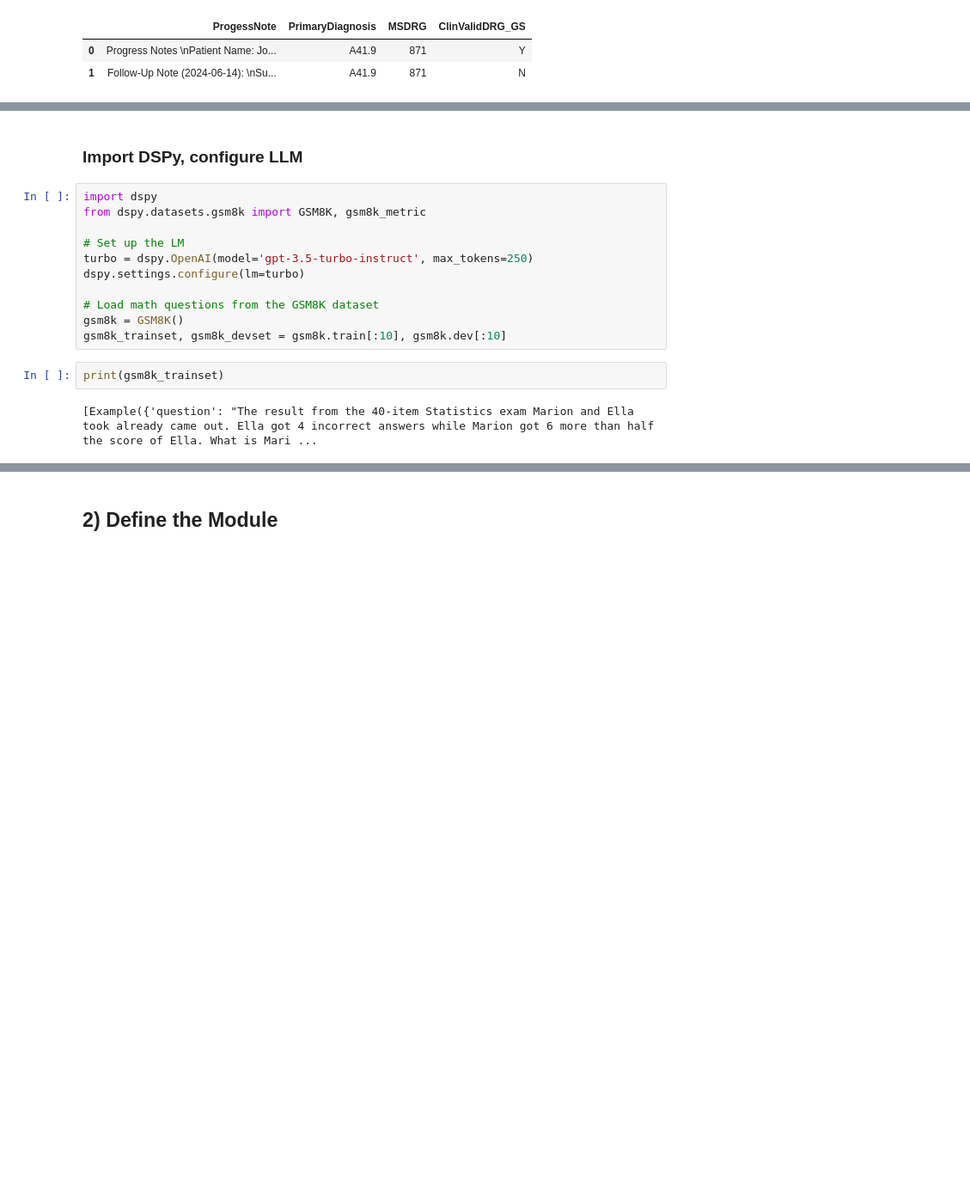
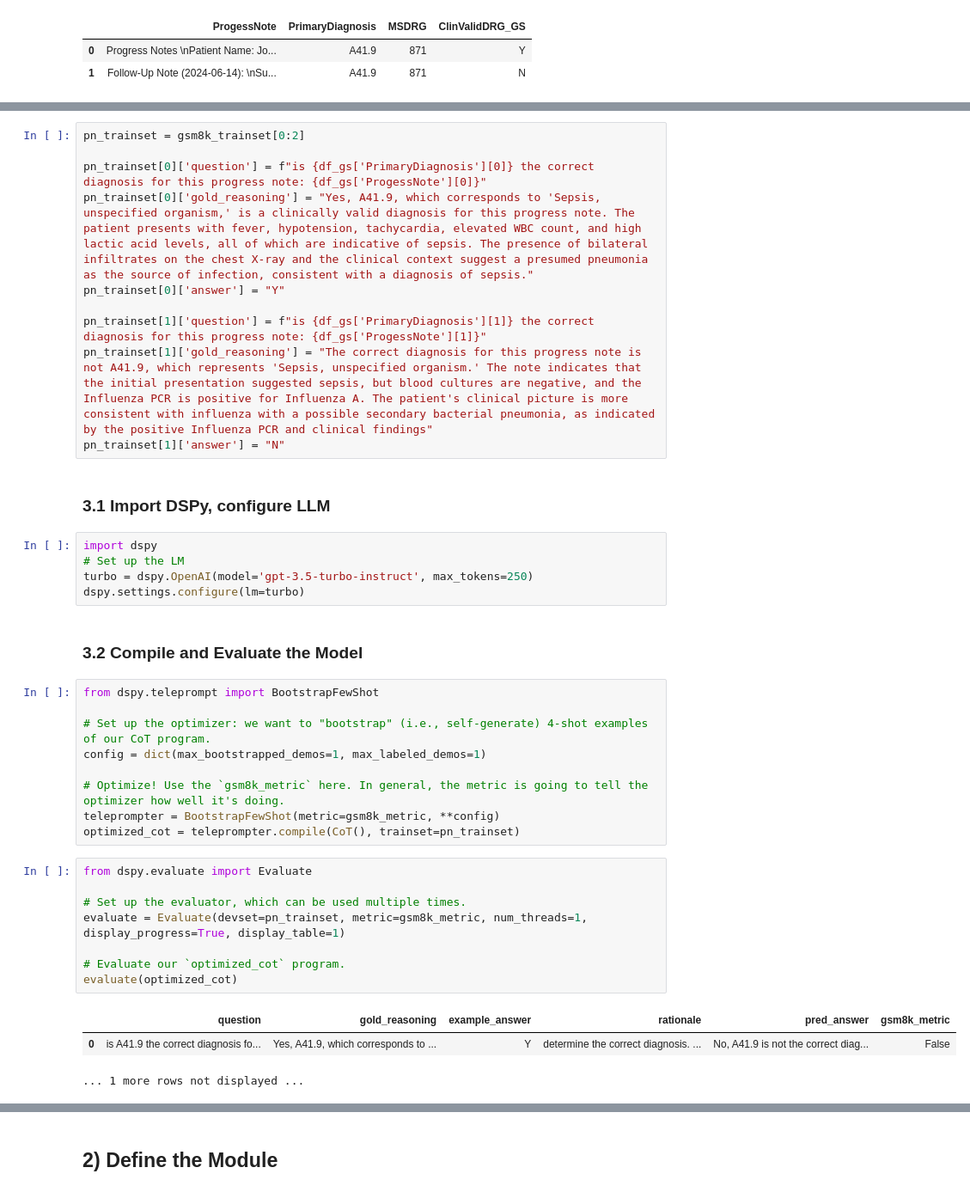
Before and after one commit to Viscomij/Practicum, a Jupyter notebook: DSPy/MWESepsis.ipynb, the cells around one changed output, grey strips where cells are left out. Shown: that part at 86% size. Drawn from its saved outputs; the diff is of its cells as text; blank space fills up the shorter version.

Commit message:
Added DSPy example

```diff
--- a/DSPy/MWESepsis.ipynb
+++ b/DSPy/MWESepsis.ipynb
@@ -209,17 +218,40 @@ df_gs
+# %%
+pn_trainset = gsm8k_trainset[0:2]
+
+pn_trainset[0]['question'] = f"is {df_gs['PrimaryDiagnosis'][0]} the correct diagnosis for this progress note: {df_gs['ProgessNote'][0]}"
+pn_trainset[0]['gold_reasoning'] = "Yes, A41.9, which corresponds to 'Sepsis, unspecified organism,' is a clinically valid diagnosis for this progress note. The patient presents with fever, hypotension, tachycardia, elevated WBC count, and high lactic acid levels, all of which are indicative of sepsis. The presence of bilateral infiltrates on the chest X-ray and the clinical context suggest a presumed pneumonia as the source of infection, consistent with a diagnosis of sepsis."
+pn_trainset[0]['answer'] = "Y"
+
+pn_trainset[1]['question'] = f"is {df_gs['PrimaryDiagnosis'][1]} the correct diagnosis for this progress note: {df_gs['ProgessNote'][1]}"
+pn_trainset[1]['gold_reasoning'] = "The correct diagnosis for this progress note is not A41.9, which represents 'Sepsis, unspecified organism.' The note indicates that the initial presentation suggested sepsis, but blood cultures are negative, and the Influenza PCR is positive for Influenza A. The patient's clinical picture is more consistent with influenza with a possible secondary bacterial pneumonia, as indicated by the positive Influenza PCR and clinical findings"
+pn_trainset[1]['answer'] = "N"
 # %% [markdown]
-### Import DSPy, configure LLM
+### 3.1 Import DSPy, configure LLM
 # %%
 import dspy
-from dspy.datasets.gsm8k import GSM8K, gsm8k_metric
-
 # Set up the LM
 turbo = dspy.OpenAI(model='gpt-3.5-turbo-instruct', max_tokens=250)
 dspy.settings.configure(lm=turbo)
-
-# Load math questions from the GSM8K dataset
-gsm8k = GSM8K()
-gsm8k_trainset, gsm8k_devset = gsm8k.train[:10], gsm8k.dev[:10]
-# %%
-print(gsm8k_trainset)
-# %% [output]
-[Example({'question': "The result from the 40-item Statistics exam Marion and Ella took already came out. Ella got 4 incorrect answers while Marion got 6 more than half the score of Ella. What is Mari ...
+# %% [markdown]
+### 3.2 Compile and Evaluate the Model
+# %%
+from dspy.teleprompt import BootstrapFewShot
+
+# Set up the optimizer: we want to "bootstrap" (i.e., self-generate) 4-shot examples of our CoT program.
+config = dict(max_bootstrapped_demos=1, max_labeled_demos=1)
+
+# Optimize! Use the `gsm8k_metric` here. In general, the metric is going to tell the optimizer how well it's doing.
+teleprompter = BootstrapFewShot(metric=gsm8k_metric, **config)
+optimized_cot = teleprompter.compile(CoT(), trainset=pn_trainset)
+# %%
+from dspy.evaluate import Evaluate
+
+# Set up the evaluator, which can be used multiple times.
+evaluate = Evaluate(devset=pn_trainset, metric=gsm8k_metric, num_threads=1, display_progress=True, display_table=1)
+
+# Evaluate our `optimized_cot` program.
+evaluate(optimized_cot)
+# %% [output]
+|  | question | gold_reasoning | example_answer | rationale | pred_answer | gsm8k_metric |
+| 0 | is A41.9 the correct diagnosis fo... | Yes, A41.9, which corresponds to ... | Y | determine the correct diagnosis. ... | No, A41.9 is not the correct diag... | False |
+... 1 more rows not displayed ...
```
Also changed, not shown: parts of 15 cells of this notebook.
